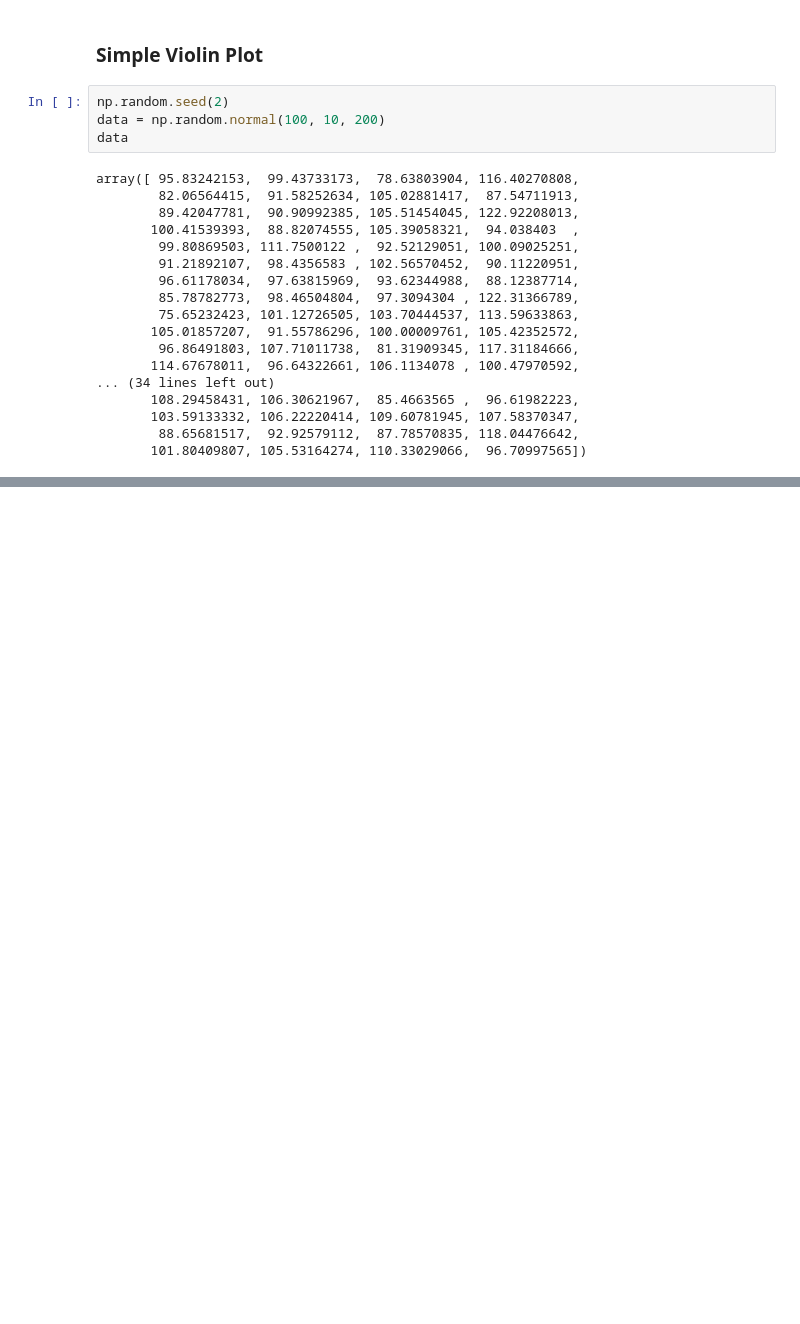
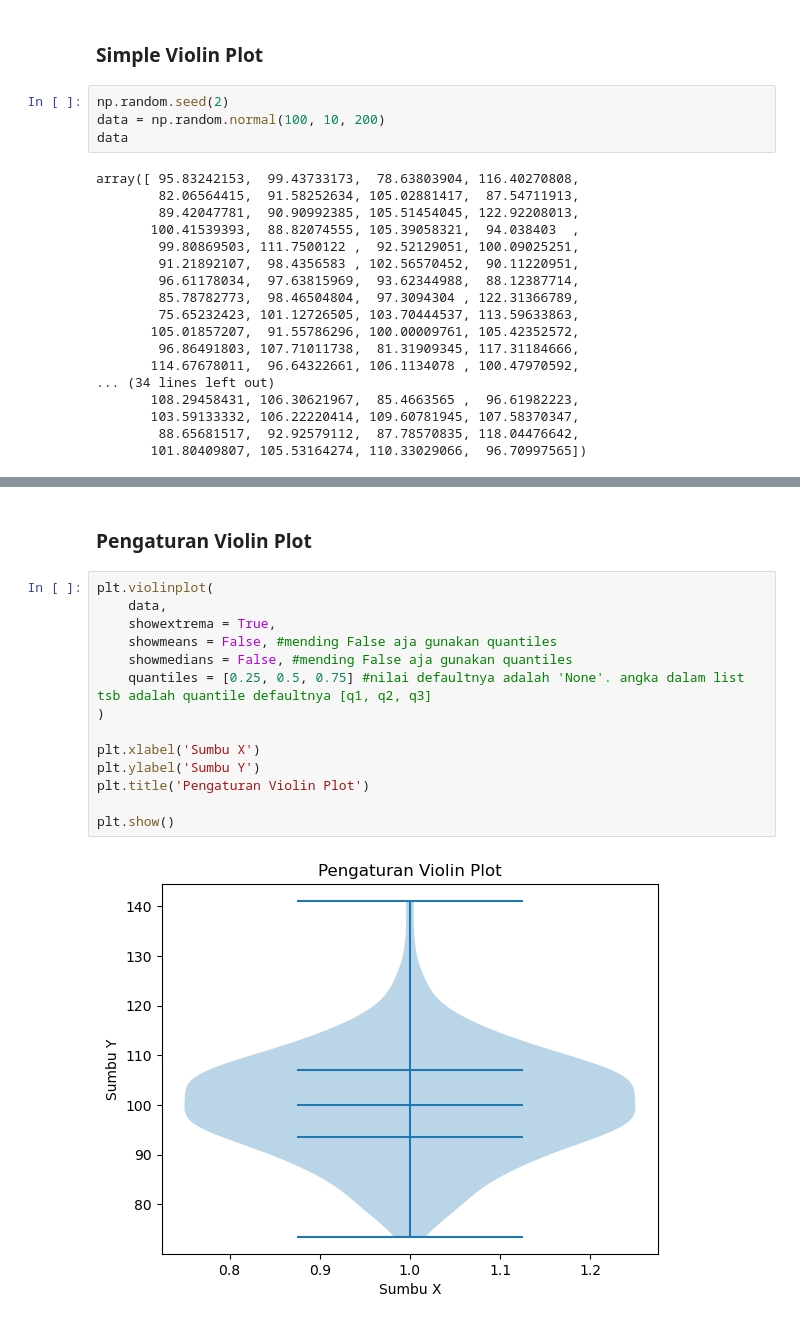
Before and after one commit to Edy-Mochamad/Learn-visualization-data, a Jupyter notebook: pengenalan-Matplotlib.ipynb, the cells around one changed output, grey strips where cells are left out. Cells and saved outputs as stored; diff of their text form; blank space fills up the shorter version.

```diff
--- a/pengenalan-Matplotlib.ipynb
+++ b/pengenalan-Matplotlib.ipynb
@@ -1007,3 +1007,21 @@ plt.title('Simple Vio;in Plot')
 plt.show()
 # %% [output]
 [figure]
+# %% [markdown]
+### **Pengaturan Violin Plot**
+# %%
+plt.violinplot(
+    data,
+    showextrema = True,
+    showmeans = False, #mending False aja gunakan quantiles
+    showmedians = False, #mending False aja gunakan quantiles
+    quantiles = [0.25, 0.5, 0.75] #nilai defaultnya adalah 'None'. angka dalam list tsb adalah quantile defaultnya [q1, q2, q3]
+)
+
+plt.xlabel('Sumbu X')
+plt.ylabel('Sumbu Y')
+plt.title('Pengaturan Violin Plot')
+
+plt.show()
+# %% [output]
+[figure, added]
```
Also changed, not shown: parts of 7 cells of this notebook.
